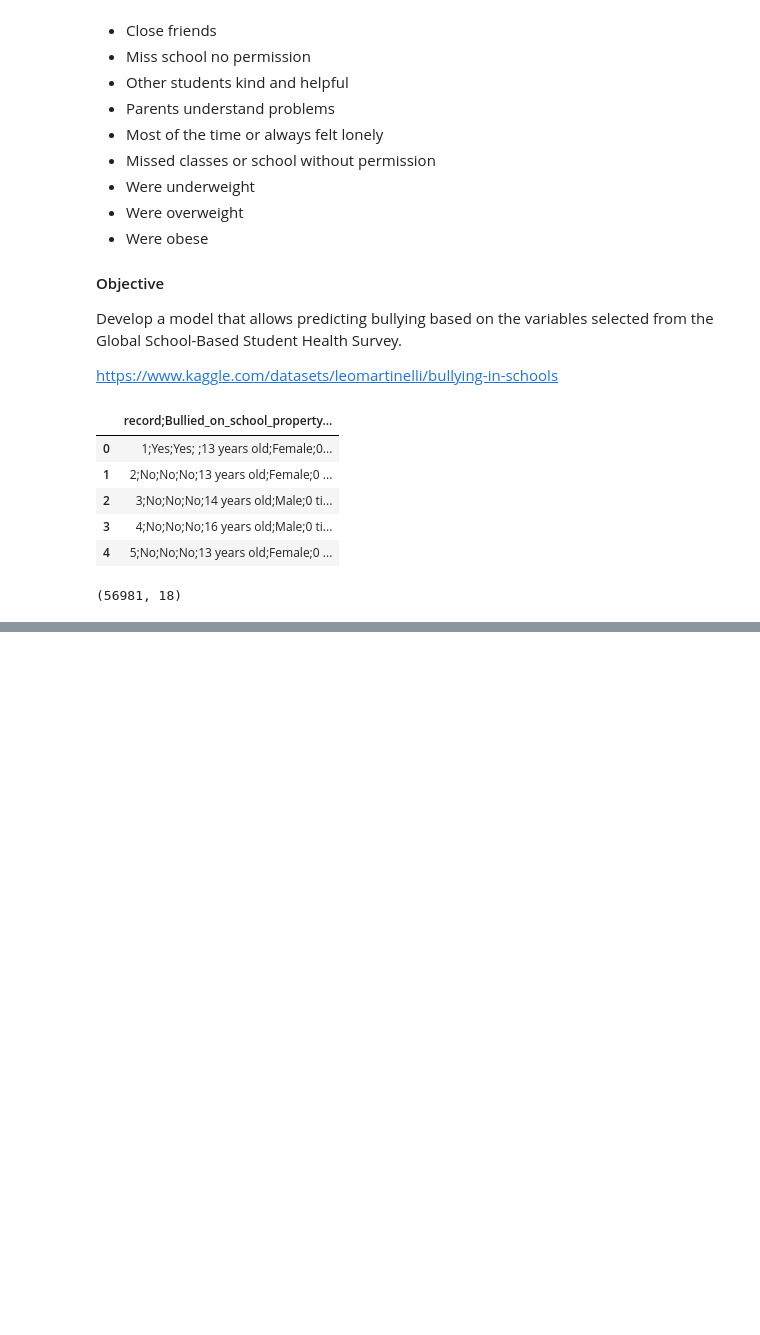
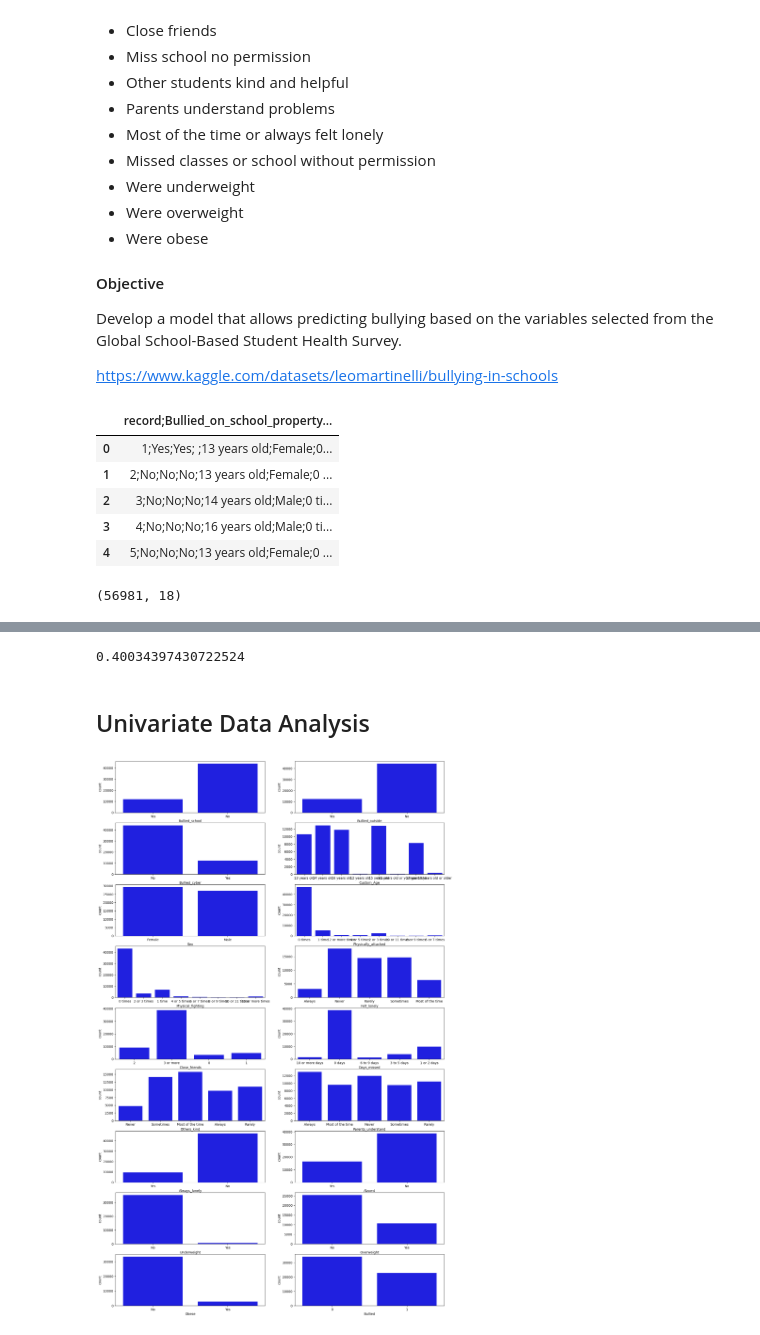
Before and after one commit to alexhoffnung/School-Bullying, a Jupyter notebook: Scratch Notebook.ipynb, the cells around one changed output, grey strips where cells are left out. Drawn from its saved outputs; the diff is of its cells as text; code cells hidden in the pictures; blank space fills up the shorter version.

Commit message:
Clean data and run OLS

```diff
--- a/Scratch Notebook.ipynb
+++ b/Scratch Notebook.ipynb
@@ -84,3 +96,6 @@ df.head()
 | 2 | 3 | No | No | No | 14 years old | Male | ... |
 | 3 | 4 | No | No | No | 16 years old | Male | ... |
 | 4 | 5 | No | No | No | 13 years old | Female | ... |
+# %%
+# replace empty spaces with NaN
+df[df.columns] = df[df.columns].apply(lambda x: x.str.strip()).replace('', np.nan)
@@ -86,0 +109,22 @@ df.head()
+# %%
+# shorten column names
+
+col_dict = {
+    'Bullied_on_school_property_in_past_12_months':'Bullied_school',
+    'Bullied_not_on_school_property_in_past_12_months':'Bullied_outside',
+    'Cyber_bullied_in_past_12_months':'Bullied_cyber',
+    'Miss_school_no_permission':'Days_missed',
+    'Other_students_kind_and_helpful':'Others_kind',
+    'Parents_understand_problems':'Parents_understand',
+    'Most_of_the_time_or_always_felt_lonely':'Always_lonely',
+    'Missed_classes_or_school_without_permission':'Absent',
+    'Were_underweight':'Underweight',
+    'Were_overweight':'Overweight',
+    'Were_obese':'Obese'}
+df = df.rename(columns=col_dict)
+# %%
+df['Bullied'] = (df['Bullied_school'] == 'Yes') | (df['Bullied_outside'] == 'Yes') | (df['Bullied_cyber'] == 'Yes')
+df['Bullied'] = df['Bullied'].astype(int)
+# %%
+df.drop('record', axis=1, inplace=True)
+df.info()
@@ -86,0 +171,23 @@ df.head()
+# %%
+df['Bullied'].sum() / df['Bullied'].count()
+# %% [output]
+0.40034397430722524
+# %% [markdown]
+## Univariate Data Analysis ##
+# %%
+# number of rows of bar plots
+plot_rows = math.ceil(len(df.columns)/2)
+
+# plots layout
+fig, axes = plt.subplots(plot_rows, 2, figsize = (18, 30))
+
+# plots layout title
+#fig.suptitle('Bar plot for all categorical variables in the dataset')
+
+for ix, feature in enumerate(df.columns):
+    row = math.floor(ix / 2)
+    col = ix % 2
+
+    sns.countplot(ax = axes[row, col], x = feature, data = df, color = 'blue');
+# %% [output]
+[figure, added]
```
Also changed, not shown: parts of 15 cells of this notebook.
